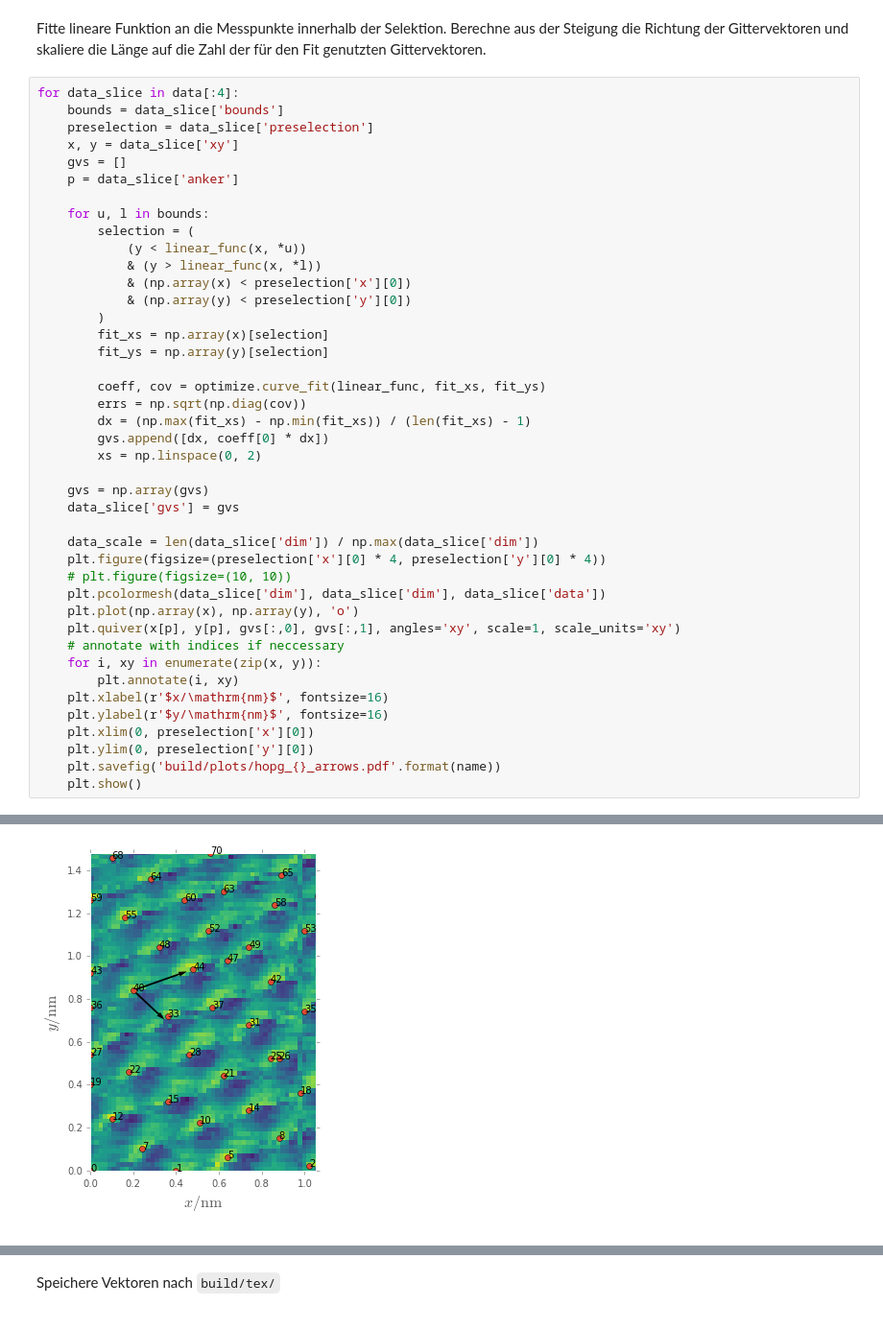
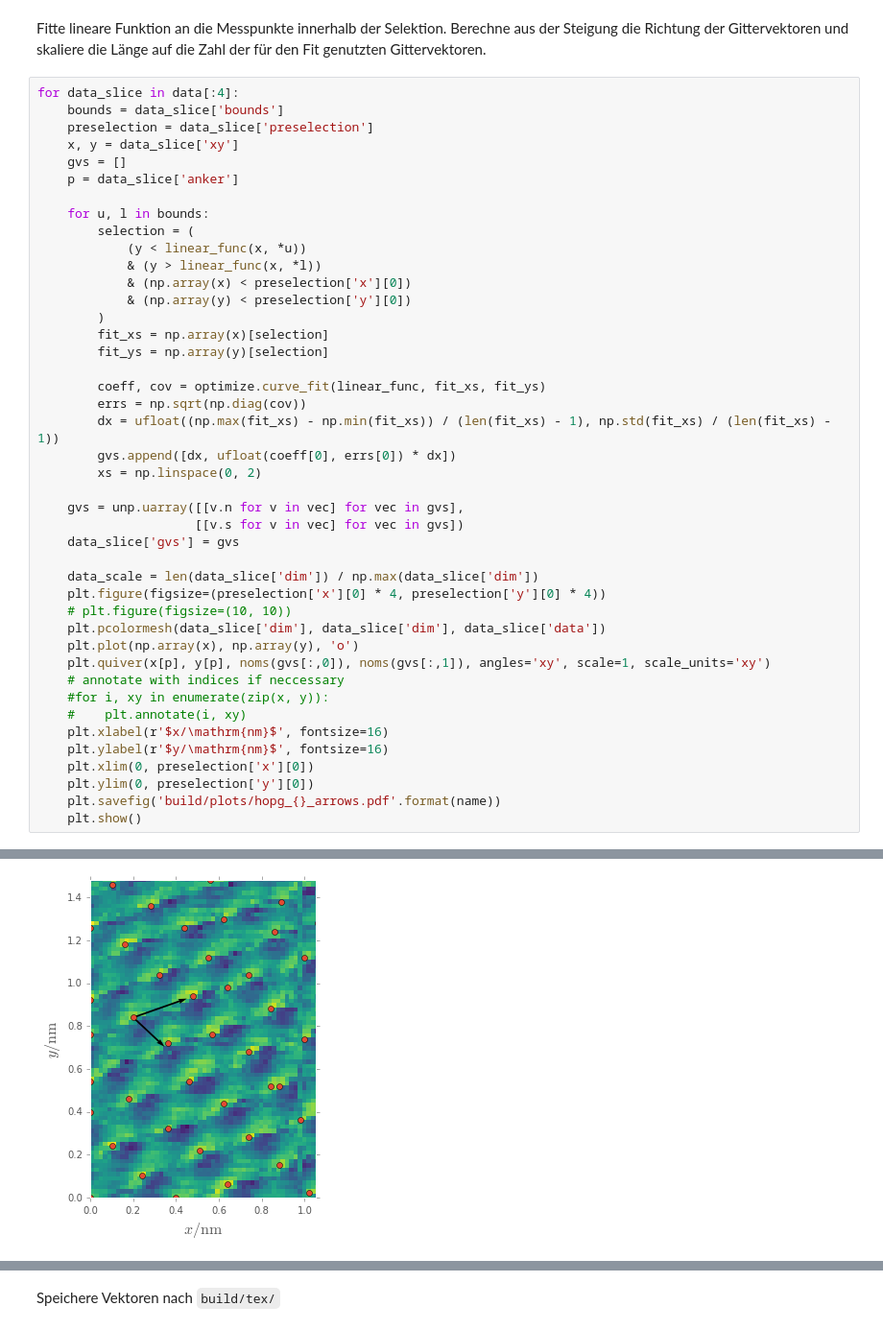
Before and after one commit to bixel/FP14, a Jupyter notebook: STM_Rastertunnelmikroskopie/analysis.ipynb, the cells around one changed output, grey strips where cells are left out. Shown: that part at 96% size. Drawn from its saved outputs; the diff is of its cells as text.

```diff
--- a/STM_Rastertunnelmikroskopie/analysis.ipynb
+++ b/STM_Rastertunnelmikroskopie/analysis.ipynb
@@ -192,11 +196,12 @@ for data_slice in data[:4]:
 
         coeff, cov = optimize.curve_fit(linear_func, fit_xs, fit_ys)
         errs = np.sqrt(np.diag(cov))
-        dx = (np.max(fit_xs) - np.min(fit_xs)) / (len(fit_xs) - 1)
-        gvs.append([dx, coeff[0] * dx])
+        dx = ufloat((np.max(fit_xs) - np.min(fit_xs)) / (len(fit_xs) - 1), np.std(fit_xs) / (len(fit_xs) - 1))
+        gvs.append([dx, ufloat(coeff[0], errs[0]) * dx])
         xs = np.linspace(0, 2)
 
-    gvs = np.array(gvs)
+    gvs = unp.uarray([[v.n for v in vec] for vec in gvs],
+                     [[v.s for v in vec] for vec in gvs])
     data_slice['gvs'] = gvs
 
     data_scale = len(data_slice['dim']) / np.max(data_slice['dim'])
@@ -204,10 +209,10 @@ for data_slice in data[:4]:
     # plt.figure(figsize=(10, 10))
     plt.pcolormesh(data_slice['dim'], data_slice['dim'], data_slice['data'])
     plt.plot(np.array(x), np.array(y), 'o')
-    plt.quiver(x[p], y[p], gvs[:,0], gvs[:,1], angles='xy', scale=1, scale_units='xy')
+    plt.quiver(x[p], y[p], noms(gvs[:,0]), noms(gvs[:,1]), angles='xy', scale=1, scale_units='xy')
     # annotate with indices if neccessary
-    for i, xy in enumerate(zip(x, y)):
-        plt.annotate(i, xy)
+    #for i, xy in enumerate(zip(x, y)):
+    #    plt.annotate(i, xy)
     plt.xlabel(r'$x/\mathrm{nm}$', fontsize=16)
     plt.ylabel(r'$y/\mathrm{nm}$', fontsize=16)
     plt.xlim(0, preselection['x'][0])
@@ -219 +224 @@ for data_slice in data[:4]:
-[figure, old version]
+[figure, new version]
```
Also changed, not shown: parts of 7 cells of this notebook, 2 other files.
